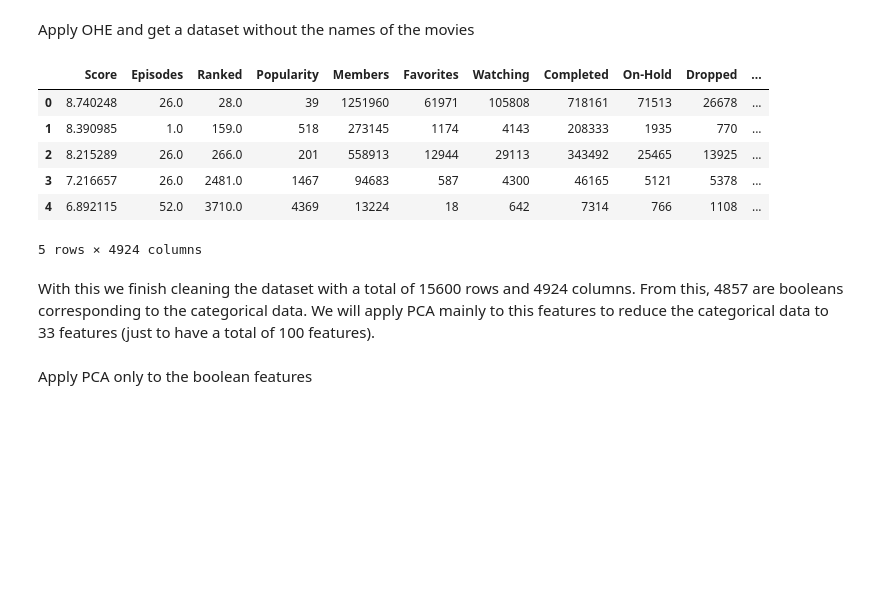
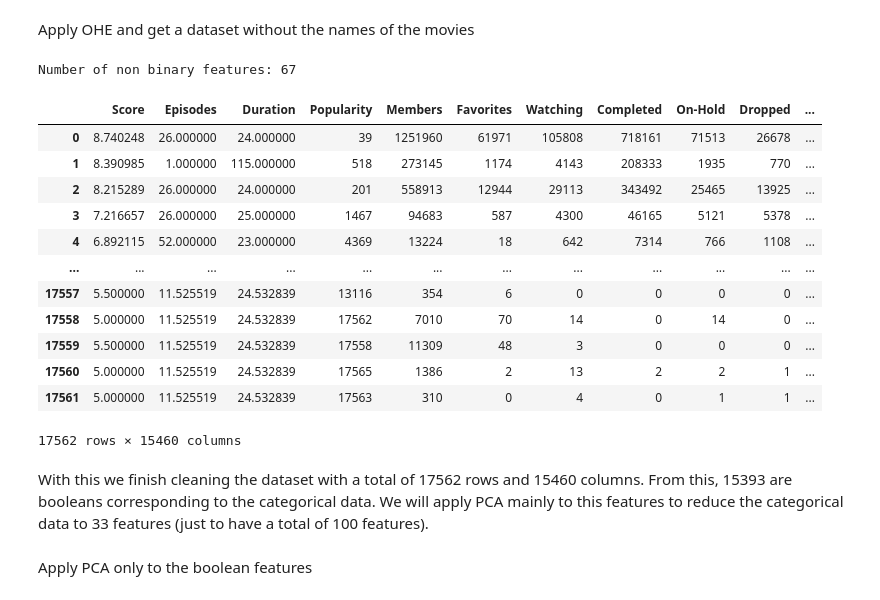
Before and after one commit to GJRangel/Machine-Learning-Certificate, a Jupyter notebook: Projects/Unsupervised Machine Learning.ipynb, the cells around one changed output. Cells and saved outputs as stored; diff of their text form; code cells hidden in the pictures; blank space fills up the shorter version.

```diff
--- a/Projects/Unsupervised Machine Learning.ipynb
+++ b/Projects/Unsupervised Machine Learning.ipynb
@@ -159,19 +187,19 @@ for ii in range(10):
     data.replace({feature: 'Unknown'}, 'NaN', inplace = True)
     data[feature] = data[feature].astype(float)
 
-# Remove rows with 3 or more unknown scores
-data['NaN_count'] = data[score_cols].isna().sum(axis=1)
-data = data[data['NaN_count'] < 3]
-data = data.copy()
-
 # Calculate values for unknown scores
 data.loc[:, score_cols] = data[score_cols].interpolate(method='linear', axis=1, limit_direction='both')
 
 # Recalculate the scores based on the imputated scores
 data.loc[:, 'Score'] = (data[score_cols]*(1+np.arange(10))).sum(axis = 1)/((data[score_cols]).sum(axis = 1))
 
+# Replace unknown scores to 5 (not good but not bad enough) and unknown score-i to 0 (no votes)
+data.replace({'Score': np.nan}, 5, inplace = True)
+for scorecol in score_cols:
+    data.replace({scorecol: np.nan}, 0, inplace = True)
+
 # Remove premiered and licensors features
-data.drop(columns= {'Licensors', 'Premiered', 'NaN_count'}, inplace = True)
+data.drop(columns= {'Licensors', 'Premiered'}, inplace = True)
 
 # Create OHE for categorical data
     # First for the genres (this are separated by commas in each row we need first each genre)
@@ -179,11 +207,6 @@ all_genres = set(genre.strip() for sublist in data['Genres'].str.split(',') for
 for genre in all_genres:
     data[genre] = data['Genres'].apply(lambda x: 1 if genre in x else 0)
 data.drop(columns = 'Genres', inplace = True)
-
-data = data[data['Aired'] != 'Unknown']
-data = data[data['Episodes'] != 'Unknown']
-
-data['Episodes'] = data['Episodes'].astype(float)
 # %% [markdown]
 For 'Aired' feature we will use only the year. If only one year is shown we will consider this the same year of finishing. If we have something like 'Jan 23, 1992, ?' we consider '?' as still in air. We will use the current year as the last year
 # %%
@@ -206,4 +229,8 @@ def extract_years(date_str):
 
 data['Initial Year'], data['Last Year'] = zip(*data['Aired'].apply(extract_years))
 
+data.replace({'Initial Year': np.nan}, data['Initial Year'].mean(skipna = True), inplace = True)
+data.replace({'Last Year': np.nan}, data['Last Year'].mean(skipna = True), inplace = True)
+
 data.drop(columns= 'Aired', inplace=True)
+data[['Initial Year', 'Last Year']]
@@ -209,0 +251,7 @@ data.drop(columns= 'Aired', inplace=True)
+# %%
+# Remove Unknown values for the average value in Episodes
+data.replace({'Episodes': 'Unknown'}, 'NaN', inplace = True)
+data['Episodes'] = data['Episodes'].astype(float)
+
+data.replace({'Episodes': np.nan}, data['Episodes'].mean(skipna = True), inplace = True)
+data['Episodes']
@@ -210,7 +271,4 @@ data.drop(columns= 'Aired', inplace=True)
 # %%
-# Remove unknown data from duration and rating
-data = data[(data['Duration'] != 'Unknown') & (data['Rating'] != 'Unknown')]
-
 # Transform 'Duration' data into minutes only
 def convert_to_minutes(duration_str):
     # Regular expressions to capture hours and minutes
@@ -220,6 +278,7 @@ def convert_to_minutes(duration_str):
     # Find hours and minutes in the string
     hours_match = re.search(hours_pattern, duration_str)
     minutes_match = re.search(minutes_pattern, duration_str)
+    unknown_match = re.search('Unknown', duration_str)
 
     # Convert to minutes
     total_minutes = 0
@@ -231,6 +290,8 @@ def convert_to_minutes(duration_str):
     if minutes_match:
         minutes = int(minutes_match.group(1))
         total_minutes += minutes
+    if unknown_match:
+        total_minutes = np.nan
 
     return total_minutes
 
@@ -238,10 +299,8 @@ def convert_to_minutes(duration_str):
 data.loc[:, 'Duration'] = data['Duration'].apply(convert_to_minutes)
 data.loc[:, 'Duration'] = data['Duration'].astype(float)
 
-# Get unknown ranked data to be the mean rank
-data.replace({'Ranked': 'Unknown'}, 'NaN', inplace = True)
-data.loc[:, 'Ranked'] = data['Ranked'].astype(float)
-data.replace({'Ranked': np.nan}, data['Ranked'].mean(), inplace = True)
+# Get unknown duration data to be the mean rank
+data.replace({'Duration': np.nan}, data['Duration'].mean(skipna = True), inplace = True)
 # %% [markdown]
 # Feature engineering
 # %% [markdown]
@@ -249,25 +308,34 @@ Apply OHE and get a dataset without the names of the movies
 # %%
 # Now the categorical data with OHE
 
 # One Hot Encoding the rest of categorical data
 columns = data.columns
 categorical_features = columns[data.dtypes == object]
 data = pd.get_dummies(data, columns = categorical_features[1:])
 
 # Creat dataset without names
 columns = data.columns
 data_model = data[columns[1:]]
-data_model.head()
+columns = data_model.columns
+print(f"Number of non binary features: {len(columns) - len(columns[data_model.dtypes == bool])}")
+data_model
 # %% [output]
+Number of non binary features: 67
-|  | Score | Episodes | Ranked | Popularity | Members | Favorites | Watching | Completed | On-Hold | Dropped | ... |
-| 0 | 8.740248 | 26.0 | 28.0 | 39 | 1251960 | 61971 | 105808 | 718161 | 71513 | 26678 | ... |
-| 1 | 8.390985 | 1.0 | 159.0 | 518 | 273145 | 1174 | 4143 | 208333 | 1935 | 770 | ... |
-| 2 | 8.215289 | 26.0 | 266.0 | 201 | 558913 | 12944 | 29113 | 343492 | 25465 | 13925 | ... |
-| 3 | 7.216657 | 26.0 | 2481.0 | 1467 | 94683 | 587 | 4300 | 46165 | 5121 | 5378 | ... |
-| 4 | 6.892115 | 52.0 | 3710.0 | 4369 | 13224 | 18 | 642 | 7314 | 766 | 1108 | ... |
+|  | Score | Episodes | Duration | Popularity | Members | Favorites | Watching | Completed | On-Hold | Dropped | ... |
+| 0 | 8.740248 | 26.000000 | 24.000000 | 39 | 1251960 | 61971 | 105808 | 718161 | 71513 | 26678 | ... |
+| 1 | 8.390985 | 1.000000 | 115.000000 | 518 | 273145 | 1174 | 4143 | 208333 | 1935 | 770 | ... |
+| 2 | 8.215289 | 26.000000 | 24.000000 | 201 | 558913 | 12944 | 29113 | 343492 | 25465 | 13925 | ... |
+| 3 | 7.216657 | 26.000000 | 25.000000 | 1467 | 94683 | 587 | 4300 | 46165 | 5121 | 5378 | ... |
+| 4 | 6.892115 | 52.000000 | 23.000000 | 4369 | 13224 | 18 | 642 | 7314 | 766 | 1108 | ... |
+| ... | ... | ... | ... | ... | ... | ... | ... | ... | ... | ... | ... |
+| 17557 | 5.500000 | 11.525519 | 24.532839 | 13116 | 354 | 6 | 0 | 0 | 0 | 0 | ... |
+| 17558 | 5.000000 | 11.525519 | 24.532839 | 17562 | 7010 | 70 | 14 | 0 | 14 | 0 | ... |
+| 17559 | 5.500000 | 11.525519 | 24.532839 | 17558 | 11309 | 48 | 3 | 0 | 0 | 0 | ... |
+| 17560 | 5.000000 | 11.525519 | 24.532839 | 17565 | 1386 | 2 | 13 | 2 | 2 | 1 | ... |
+| 17561 | 5.000000 | 11.525519 | 24.532839 | 17563 | 310 | 0 | 4 | 0 | 1 | 1 | ... |
-5 rows × 4924 columns
+17562 rows × 15460 columns
 # %% [markdown]
-With this we finish cleaning the dataset with a total of 15600 rows and 4924 columns. From this, 4857 are booleans corresponding to the categorical data. We will apply PCA mainly to this features to reduce the categorical data to 33 features (just to have a total of 100 features).
+With this we finish cleaning the dataset with a total of 17562 rows and 15460 columns. From this, 15393 are booleans corresponding to the categorical data. We will apply PCA mainly to this features to reduce the categorical data to 33 features (just to have a total of 100 features).
 # %% [markdown]
 Apply PCA only to the boolean features
 # %%
```
Also changed, not shown: parts of 16 cells of this notebook, 20 other files.
